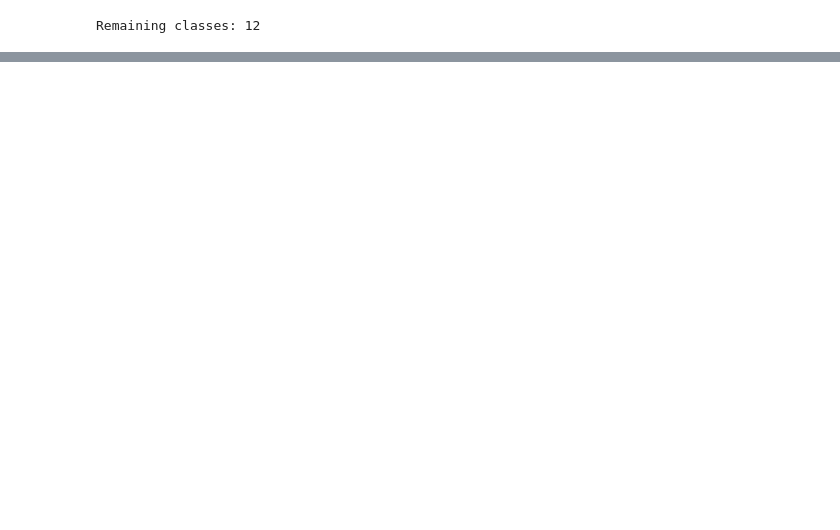
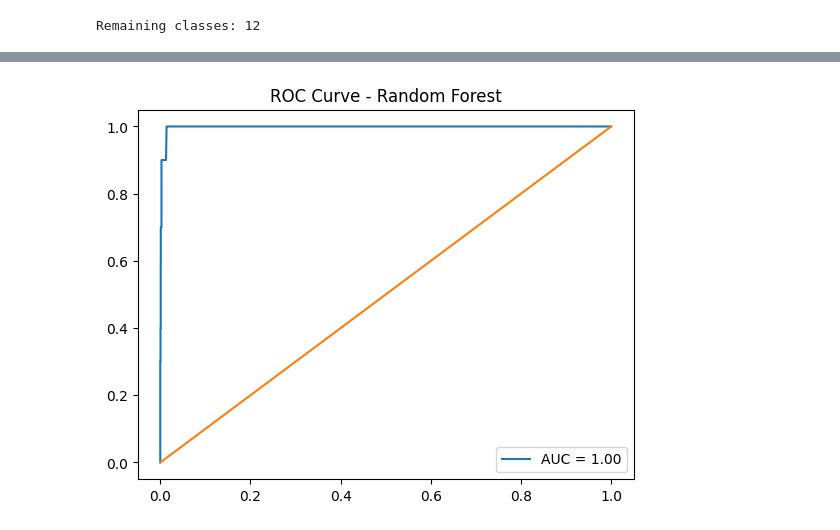
Before and after one commit to AdityaMalav1984/Data-Science-Group-3, a Jupyter notebook: Grp3.ipynb, the cells around one changed output, grey strips where cells are left out. Saved outputs shown, nothing was run; the diff lists cells and outputs as text; code cells hidden in the pictures; blank space fills up the shorter version.

```diff
--- a/Grp3.ipynb
+++ b/Grp3.ipynb
@@ -209,19 +280,18 @@ for name, model in trained_models.items():
 # %%
-rf_model = trained_models["Random Forest"]
+rf = trained_models["Random Forest"]
 
-y_prob = rf_model.predict_proba(X_test_scaled)[:,1]
+y_prob = rf.predict_proba(X_test_scaled)[:,1]
 
 fpr, tpr, _ = roc_curve(y_test, y_prob, pos_label=1)
 roc_auc = auc(fpr, tpr)
 
-plt.figure()
 plt.plot(fpr, tpr, label=f"AUC = {roc_auc:.2f}")
 plt.plot([0,1], [0,1])
-plt.xlabel("False Positive Rate")
-plt.ylabel("True Positive Rate")
+plt.legend()
 plt.title("ROC Curve - Random Forest")
-plt.legend()
 plt.show()
+# %% [output]
+[figure, added]
 # %%
 rf = trained_models["Random Forest"]
 
```
Also changed, not shown: parts of 18 cells of this notebook.
